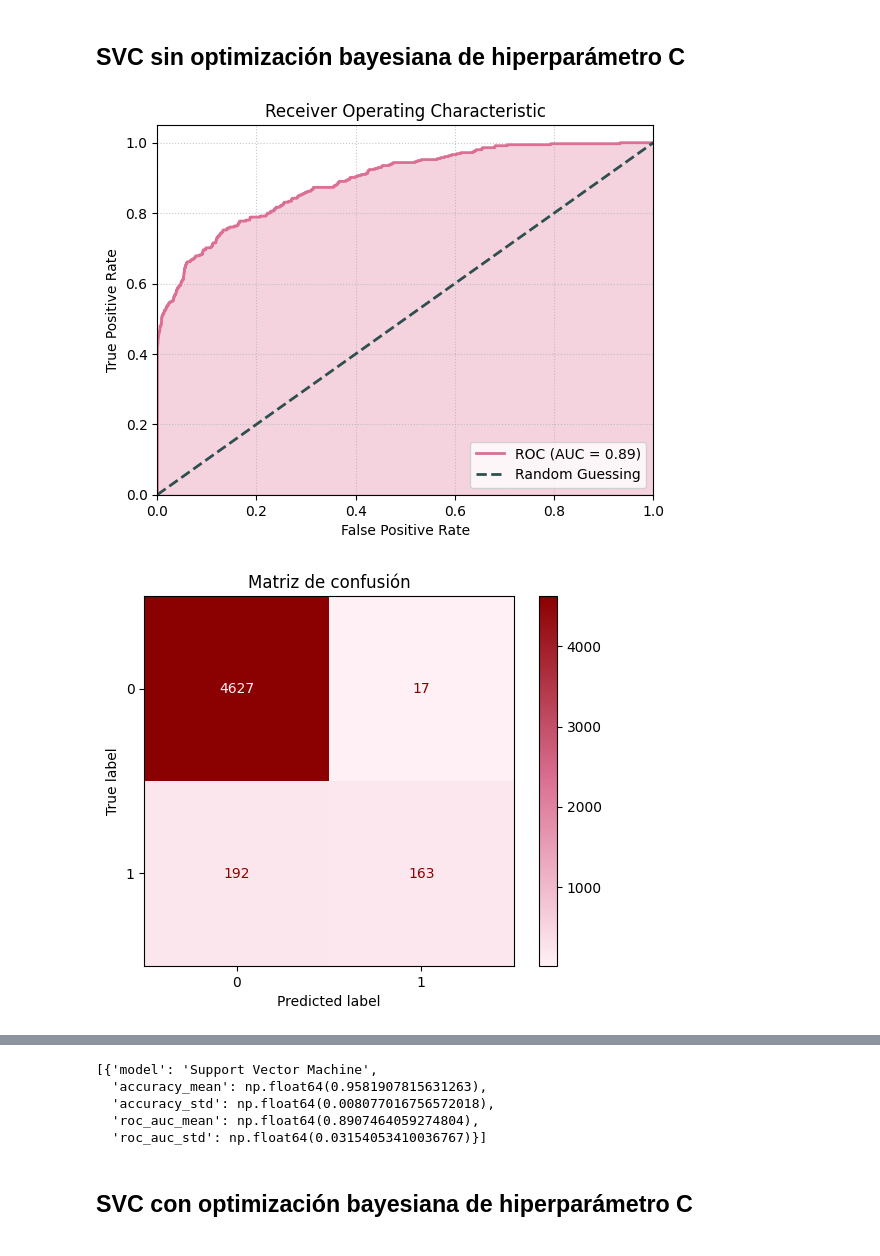
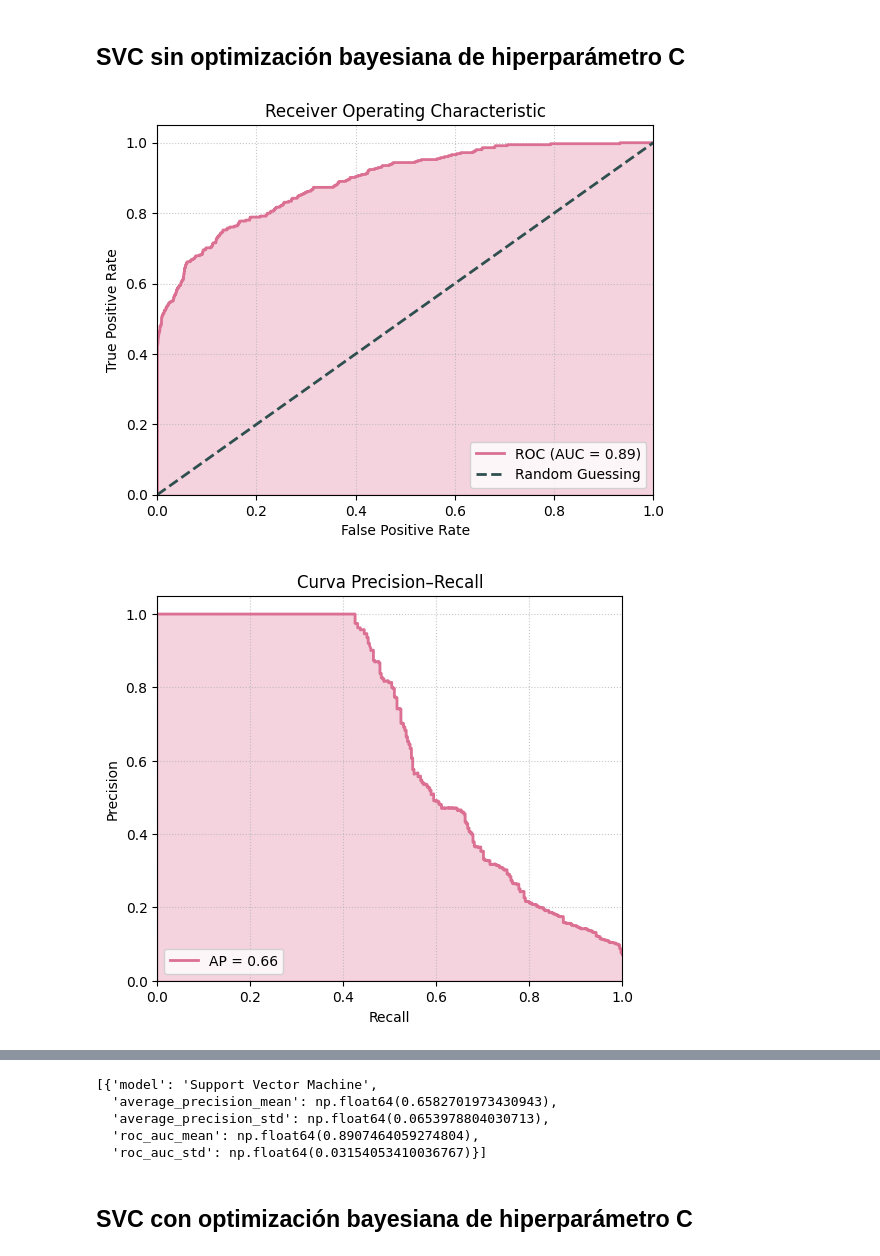
Before and after one commit to AnaSofiaHinojosa/Proyecto2LabAprEstadistico, a Jupyter notebook: reporte.ipynb, the cells around one changed output, grey strips where cells are left out. Drawn from its saved outputs; the diff is of its cells as text; code cells hidden in the pictures.

```diff
--- a/reporte.ipynb
+++ b/reporte.ipynb
@@ -729,8 +777,8 @@ Best C: 3.94133 with ROC AUC: 0.910316
 # %%
 kfolds = KFold(n_splits=10, shuffle=True, random_state=42)
 
-_, results_svc = sup_vector_machine(X_scaled, y, kfolds, C=1.0, plot=True)
+_, _, results_svc = sup_vector_machine(X_scaled, y, kfolds, C=1.0, plot=True)
 results_svc
 # %% [output]
 [figure]
-[figure, old version]
+[figure, new version]
@@ -737,6 +786,6 @@ results_svc
 [{'model': 'Support Vector Machine',
-  'accuracy_mean': np.float64(0.9581907815631263),
-  'accuracy_std': np.float64(0.008077016756572018),
+  'average_precision_mean': np.float64(0.6582701973430943),
+  'average_precision_std': np.float64(0.0653978804030713),
   'roc_auc_mean': np.float64(0.8907464059274804),
   'roc_auc_std': np.float64(0.03154053410036767)}]
 # %% [markdown]
```
Also changed, not shown: parts of 12 cells of this notebook.
